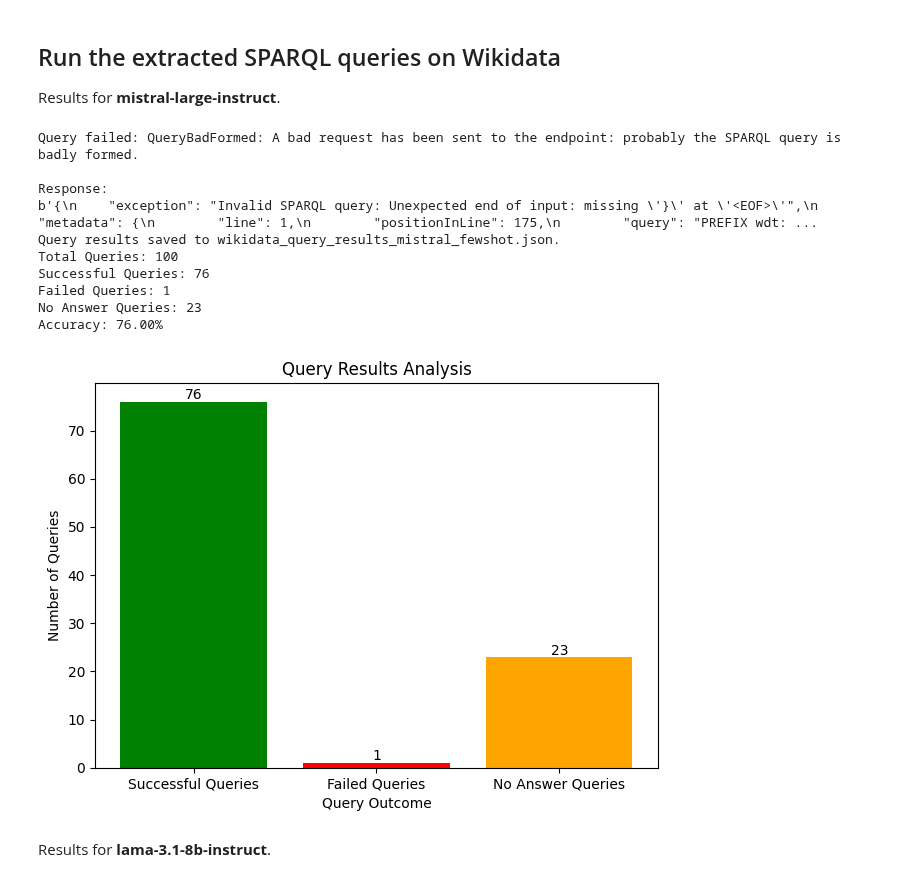
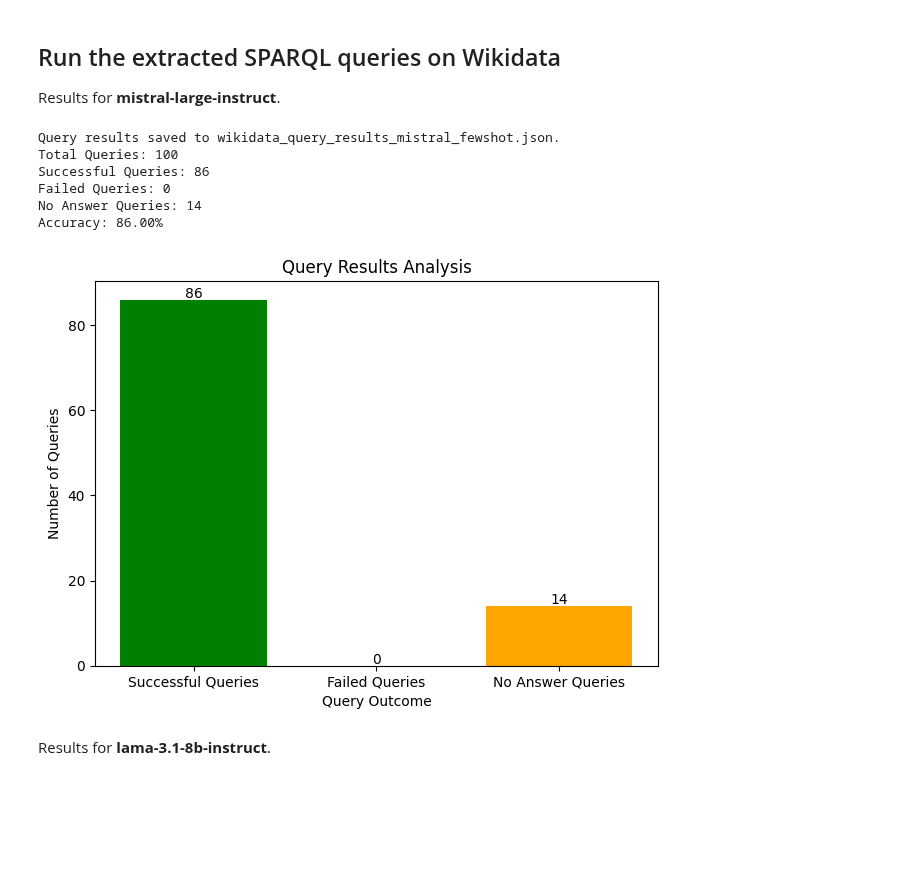
Before and after one commit to semantic-systems/Automatic-SPARQL-translation, a Jupyter notebook: QALD9-Plus-testing/few-shot-entity-aligned/few_shot_dbpedia_wikidata/few_shot_model_testing_dbpedia_wikidata.ipynb, the cells around one changed output. Saved outputs shown, nothing was run; the diff lists cells and outputs as text; code cells hidden in the pictures; blank space fills up the shorter version.

Commit message:
updated extraction and results

```diff
--- a/QALD9-Plus-testing/few-shot-entity-aligned/few_shot_dbpedia_wikidata/few_shot_model_testing_dbpedia_wikidata.ipynb
+++ b/QALD9-Plus-testing/few-shot-entity-aligned/few_shot_dbpedia_wikidata/few_shot_model_testing_dbpedia_wikidata.ipynb
@@ -407,21 +396,27 @@ output_file_path = "wikidata_query_results_mistral_fewshot.json"
 # Wikidata local endpoint
 WIKIDATA_ENDPOINT = "http://localhost:7001"
 
-# Define prefixes for the queries
-PREFIXES = """
-PREFIX wdt: <http://www.wikidata.org/prop/direct/>
-PREFIX wd: <http://www.wikidata.org/entity/>
-PREFIX rdfs: <http://www.w3.org/2000/01/rdf-schema#>
-PREFIX p: <http://www.wikidata.org/prop/>
-PREFIX ps: <http://www.wikidata.org/prop/statement/>
-PREFIX pq: <http://www.wikidata.org/prop/qualifier/>
-"""
-
 # Function to check and prepend prefixes if not present
 def ensure_prefixes(query):
-    if not query.strip().startswith("PREFIX"):
-        return PREFIXES + query
-    return query
+    required_prefixes = {
+        "wdt": "http://www.wikidata.org/prop/direct/",
+        "wd": "http://www.wikidata.org/entity/",
+        "rdfs": "http://www.w3.org/2000/01/rdf-schema#",
+        "p": "http://www.wikidata.org/prop/",
+        "ps": "http://www.wikidata.org/prop/statement/",
+        "pq": "http://www.wikidata.org/prop/qualifier/"
+    }
+
+    # Extract existing prefixes in the query
+    existing_prefixes = set(re.findall(r"PREFIX\s+(\w+):", query))
+
+    # Add missing prefixes
+    missing_prefixes = [f"PREFIX {key}: <{val}>" for key, val in required_prefixes.items() if key not in existing_prefixes]
+
+    # Ensure prefixes are correctly added
+    query = "\n".join(missing_prefixes) + "\n" + query if missing_prefixes else query
+
+    return query.strip()
 
 # Function to query the SPARQL endpoint
 def query_sparql(endpoint, query):
@@ -491,42 +486,38 @@ print(f"Query results saved to {output_file_path}.")
 
 # Calculate accuracy and categorize results
 total_queries = len(data)
 successful_queries = sum(1 for result in query_results if "No answer" not in result["answers"] and "Query failed" not in result["answers"])
 failed_queries = sum(1 for result in query_results if "Query failed" in result["answers"])
 no_answer_queries = sum(1 for result in query_results if "No answer" in result["answers"])
 accuracy = (successful_queries / total_queries) * 100 if total_queries > 0 else 0
 
 print(f"Total Queries: {total_queries}")
 print(f"Successful Queries: {successful_queries}")
 print(f"Failed Queries: {failed_queries}")
 print(f"No Answer Queries: {no_answer_queries}")
 print(f"Accuracy: {accuracy:.2f}%")
 
 # Visualize results with a bar chart
 categories = ['Successful Queries', 'Failed Queries', 'No Answer Queries']
 counts = [successful_queries, failed_queries, no_answer_queries]
 colors = ['green', 'red', 'orange']
 
 plt.bar(categories, counts, color=colors)
 plt.title('Query Results Analysis')
 plt.ylabel('Number of Queries')
 plt.xlabel('Query Outcome')
 for i, count in enumerate(counts):
     plt.text(i, count + 0.5, str(count), ha='center')
 plt.tight_layout()
 plt.show()
 # %% [output]
-Query failed: QueryBadFormed: A bad request has been sent to the endpoint: probably the SPARQL query is badly formed.
-
-Response:
-b'{\n    "exception": "Invalid SPARQL query: Unexpected end of input: missing \'}\' at \'<EOF>\'",\n    "metadata": {\n        "line": 1,\n        "positionInLine": 175,\n        "query": "PREFIX wdt: ...
 Query results saved to wikidata_query_results_mistral_fewshot.json.
 Total Queries: 100
-Successful Queries: 76
-Failed Queries: 1
-No Answer Queries: 23
-Accuracy: 76.00%
+Successful Queries: 86
+Failed Queries: 0
+No Answer Queries: 14
+Accuracy: 86.00%
-[figure, old version]
+[figure, new version]
 # %% [markdown]
 Results for **lama-3.1-8b-instruct**.
 # %%
```
Also changed, not shown: parts of 8 cells of this notebook, 10 other files.
